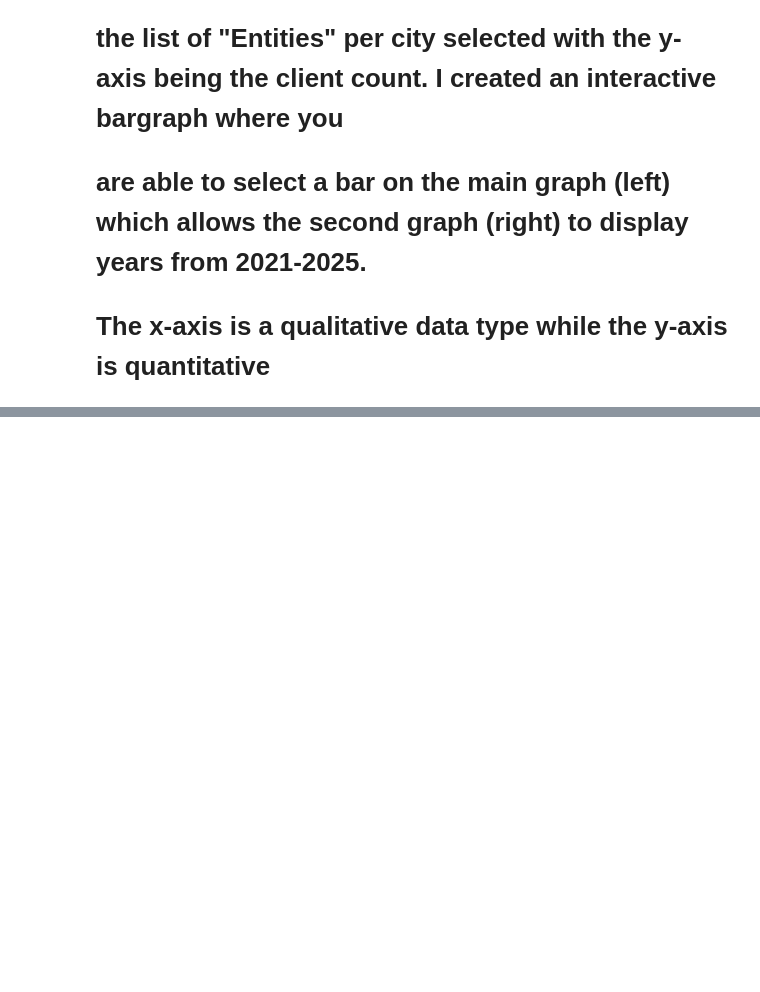
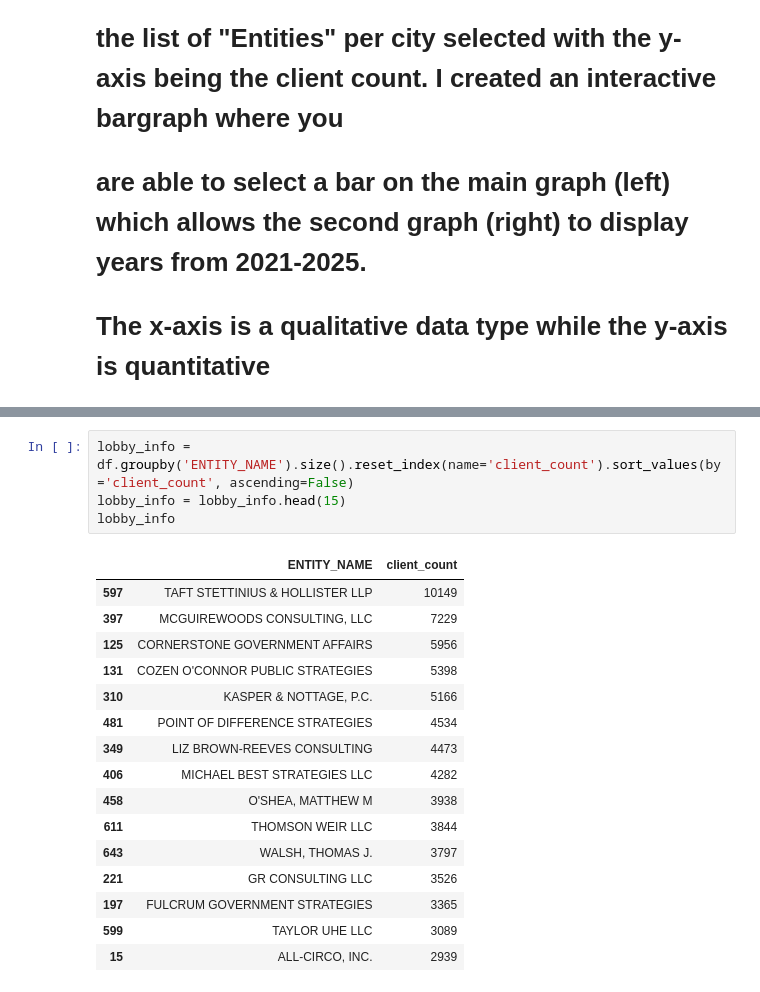
Before and after one commit to YoyoyorkLi/YoyoyorkLi.github.io, a Jupyter notebook: python_notebooks/illinois_lobbying.ipynb, the cells around one changed output, grey strips where cells are left out. Cells and saved outputs as stored; diff of their text form; blank space fills up the shorter version.

```diff
--- a/python_notebooks/illinois_lobbying.ipynb
+++ b/python_notebooks/illinois_lobbying.ipynb
@@ -232,0 +413,21 @@ NameError: name 'main_fig' is not defined
+# %%
+lobby_info = df.groupby('ENTITY_NAME').size().reset_index(name='client_count').sort_values(by='client_count', ascending=False)
+lobby_info = lobby_info.head(15)
+lobby_info
+# %% [output]
+|  | ENTITY_NAME | client_count |
+| 597 | TAFT STETTINIUS & HOLLISTER LLP | 10149 |
+| 397 | MCGUIREWOODS CONSULTING, LLC | 7229 |
+| 125 | CORNERSTONE GOVERNMENT AFFAIRS | 5956 |
+| 131 | COZEN O'CONNOR PUBLIC STRATEGIES | 5398 |
+| 310 | KASPER & NOTTAGE, P.C. | 5166 |
+| 481 | POINT OF DIFFERENCE STRATEGIES | 4534 |
+| 349 | LIZ BROWN-REEVES CONSULTING | 4473 |
+| 406 | MICHAEL BEST STRATEGIES LLC | 4282 |
+| 458 | O'SHEA, MATTHEW M | 3938 |
+| 611 | THOMSON WEIR LLC | 3844 |
+| 643 | WALSH, THOMAS J. | 3797 |
+| 221 | GR CONSULTING LLC | 3526 |
+| 197 | FULCRUM GOVERNMENT STRATEGIES | 3365 |
+| 599 | TAYLOR UHE LLC | 3089 |
+| 15 | ALL-CIRCO, INC. | 2939 |
```
Also changed, not shown: parts of 8 cells of this notebook, 9 other files.
